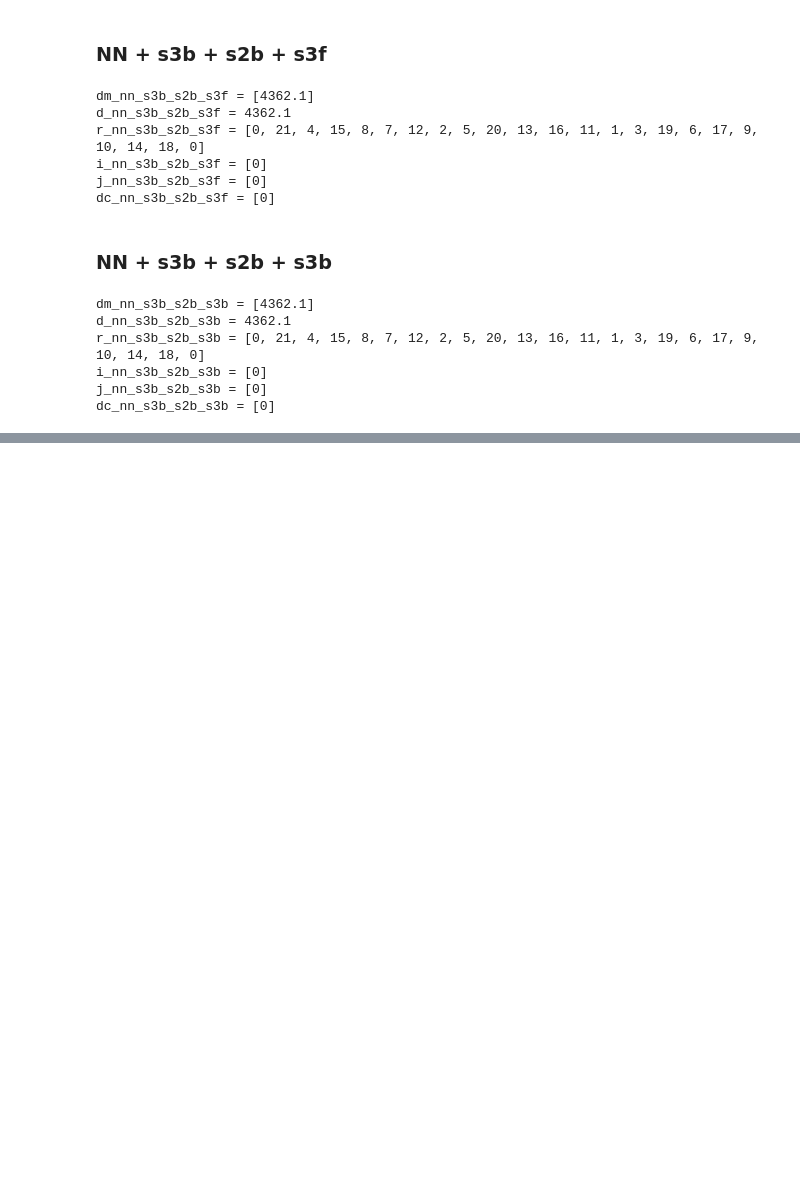
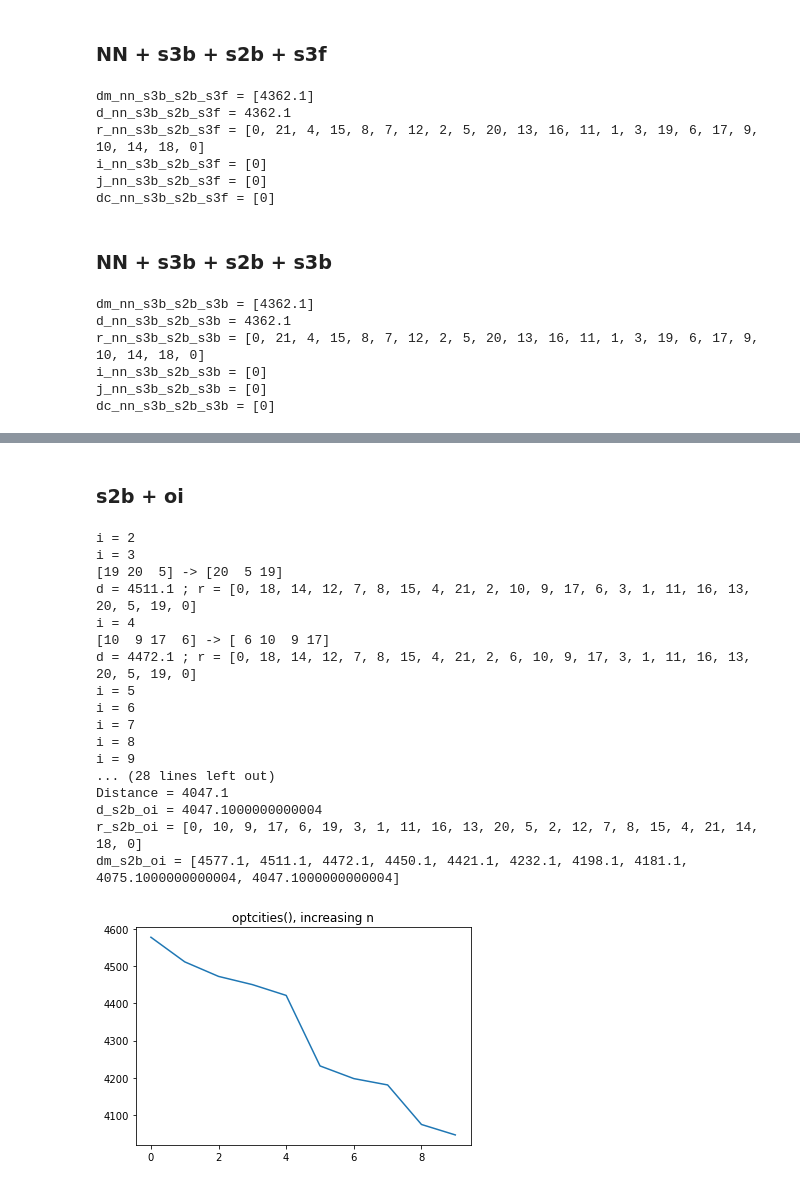
Before and after one commit to ysereda/Traveling_Salesman, a Jupyter notebook: Traveling_Salesman.ipynb, the cells around one changed output, grey strips where cells are left out. Drawn from its saved outputs; the diff is of its cells as text; code cells hidden in the pictures; blank space fills up the shorter version.

```diff
--- a/Traveling_Salesman.ipynb
+++ b/Traveling_Salesman.ipynb
@@ -2414,0 +2483,32 @@ dc_nn_s3b_s2b_s3b = [0]
+# %% [markdown]
+### s2b + oi
+# %%
+r = r_s2b; d_min = d_s2b; dm = [d_min]
+for i in range(2,N):
+    print("i =",i)
+    optcities(i);
+if len(dm)>1:
+    plt.plot(dm); plt.title("optcities(), increasing n")
+    ver(r) # Verification of no repeated cities
+d_s2b_oi = d_min; print("d_s2b_oi =",d_min)
+r_s2b_oi = r; print("r_s2b_oi =",r)
+dm_s2b_oi = dm; print("dm_s2b_oi =",dm)
+# %% [output]
+i = 2
+i = 3
+[19 20  5] -> [20  5 19]
+d = 4511.1 ; r = [0, 18, 14, 12, 7, 8, 15, 4, 21, 2, 10, 9, 17, 6, 3, 1, 11, 16, 13, 20, 5, 19, 0]
+i = 4
+[10  9 17  6] -> [ 6 10  9 17]
+d = 4472.1 ; r = [0, 18, 14, 12, 7, 8, 15, 4, 21, 2, 6, 10, 9, 17, 3, 1, 11, 16, 13, 20, 5, 19, 0]
+i = 5
+i = 6
+i = 7
+i = 8
+i = 9
+... (28 lines left out)
+Distance = 4047.1
+d_s2b_oi = 4047.1000000000004
+r_s2b_oi = [0, 10, 9, 17, 6, 19, 3, 1, 11, 16, 13, 20, 5, 2, 12, 7, 8, 15, 4, 21, 14, 18, 0]
+dm_s2b_oi = [4577.1, 4511.1, 4472.1, 4450.1, 4421.1, 4232.1, 4198.1, 4181.1, 4075.1000000000004, 4047.1000000000004]
+[figure, added]
```
Also changed, not shown: parts of 32 cells of this notebook, 1 other file.
